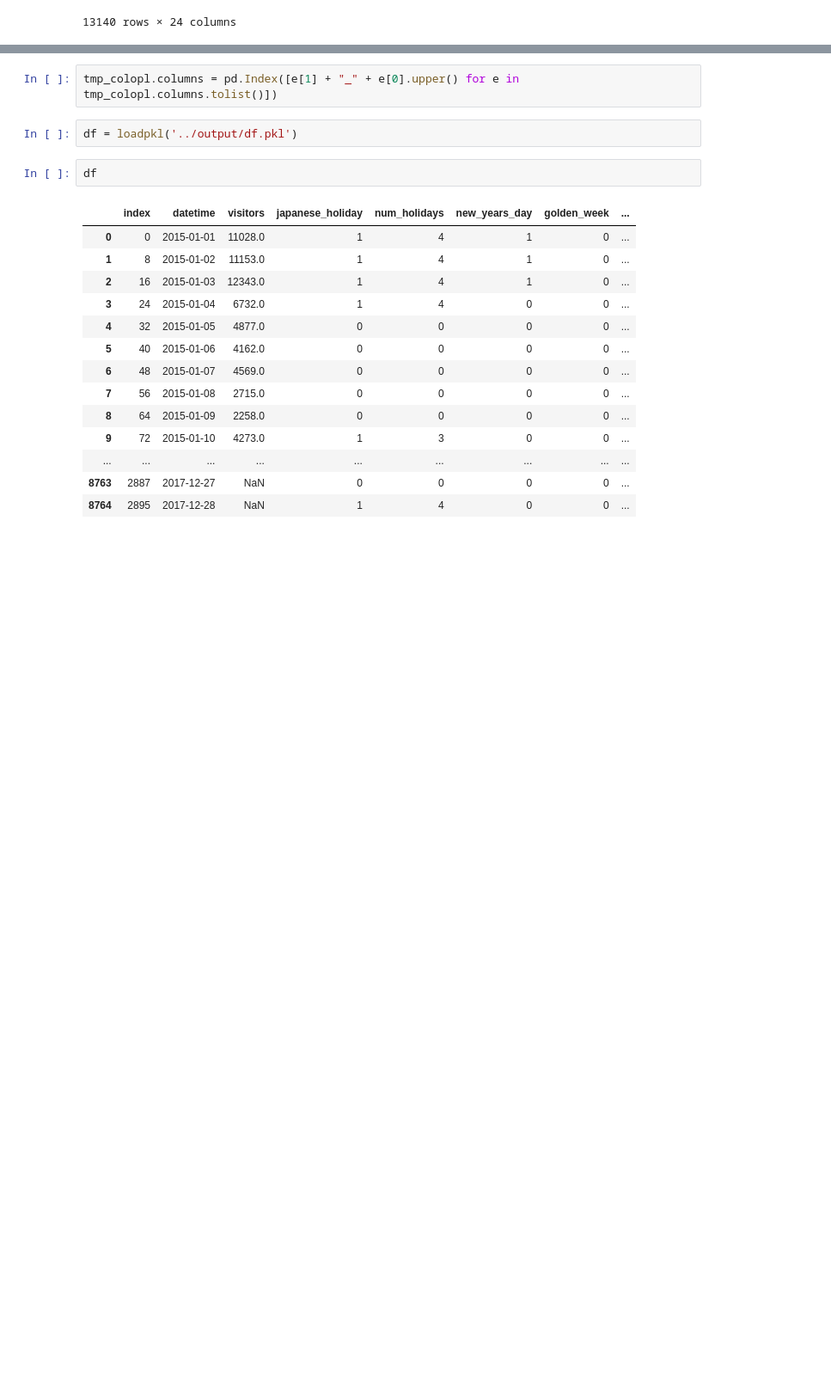
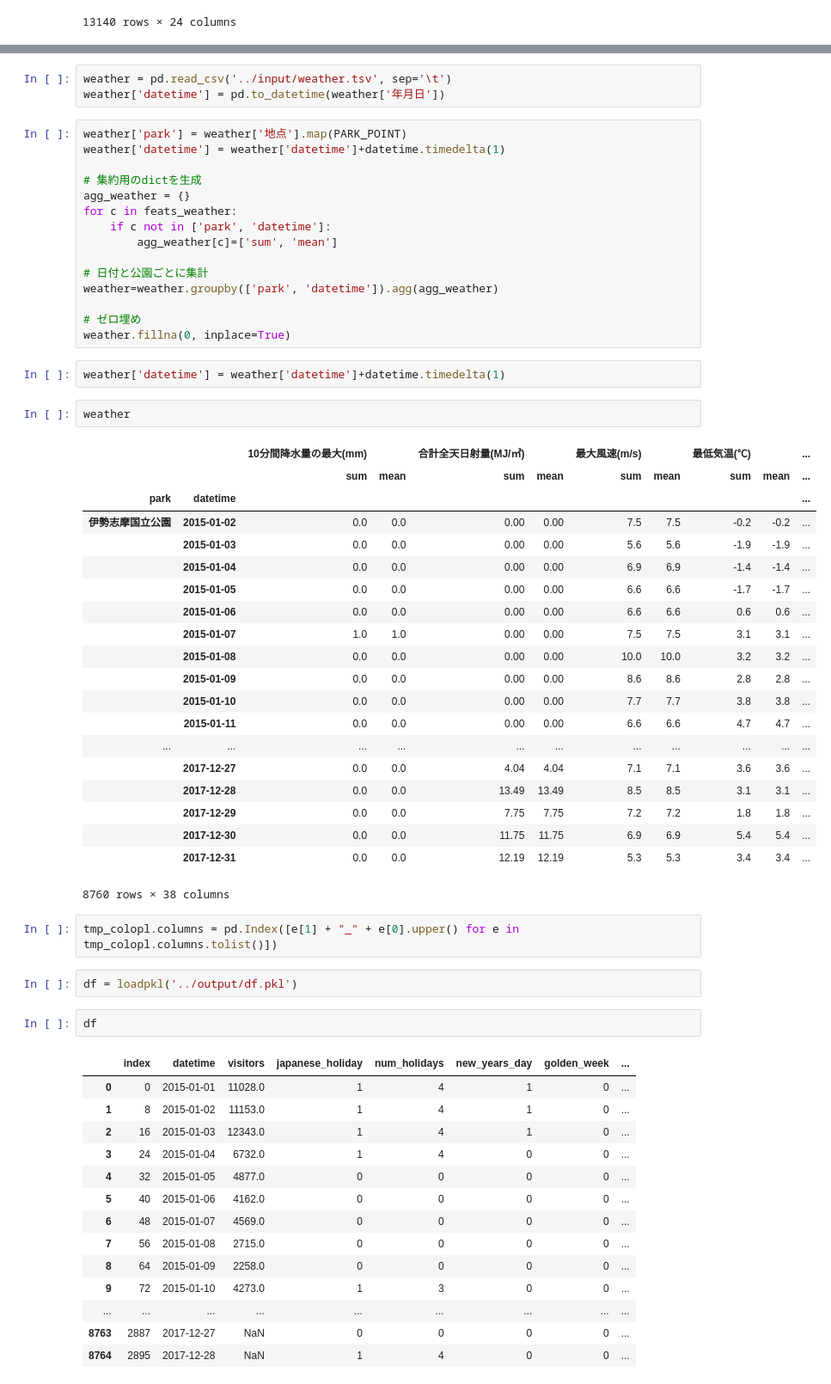
Before and after one commit to Hesene/National-Parks, a Jupyter notebook: src/EDA.ipynb, the cells around one changed output, grey strips where cells are left out. Shown at 86% size. Cells and saved outputs as stored; diff of their text form; blank space fills up the shorter version.

```diff
--- a/src/EDA.ipynb
+++ b/src/EDA.ipynb
@@ -218,3 +227,46 @@ tmp_colopl.fillna(0, inplace=True)
+# %%
+weather = pd.read_csv('../input/weather.tsv', sep='\t')
+weather['datetime'] = pd.to_datetime(weather['年月日'])
+# %%
+weather['park'] = weather['地点'].map(PARK_POINT)
+weather['datetime'] = weather['datetime']+datetime.timedelta(1)
+
+# 集約用のdictを生成
+agg_weather = {}
+for c in feats_weather:
+    if c not in ['park', 'datetime']:
+        agg_weather[c]=['sum', 'mean']
+
+# 日付と公園ごとに集計
+weather=weather.groupby(['park', 'datetime']).agg(agg_weather)
+
+# ゼロ埋め
+weather.fillna(0, inplace=True)
+# %%
+weather['datetime'] = weather['datetime']+datetime.timedelta(1)
+# %%
+weather
+# %% [output]
+|  |  | 10分間降水量の最大(mm) |  | 合計全天日射量(MJ/㎡) |  | 最大風速(m/s) |  | 最低気温(℃) |  | ... |
+|  |  | sum | mean | sum | mean | sum | mean | sum | mean | ... |
+| park | datetime |  |  |  |  |  |  |  |  | ... |
+| 伊勢志摩国立公園 | 2015-01-02 | 0.0 | 0.0 | 0.00 | 0.00 | 7.5 | 7.5 | -0.2 | -0.2 | ... |
+|  | 2015-01-03 | 0.0 | 0.0 | 0.00 | 0.00 | 5.6 | 5.6 | -1.9 | -1.9 | ... |
+|  | 2015-01-04 | 0.0 | 0.0 | 0.00 | 0.00 | 6.9 | 6.9 | -1.4 | -1.4 | ... |
+|  | 2015-01-05 | 0.0 | 0.0 | 0.00 | 0.00 | 6.6 | 6.6 | -1.7 | -1.7 | ... |
+|  | 2015-01-06 | 0.0 | 0.0 | 0.00 | 0.00 | 6.6 | 6.6 | 0.6 | 0.6 | ... |
+|  | 2015-01-07 | 1.0 | 1.0 | 0.00 | 0.00 | 7.5 | 7.5 | 3.1 | 3.1 | ... |
+|  | 2015-01-08 | 0.0 | 0.0 | 0.00 | 0.00 | 10.0 | 10.0 | 3.2 | 3.2 | ... |
+|  | 2015-01-09 | 0.0 | 0.0 | 0.00 | 0.00 | 8.6 | 8.6 | 2.8 | 2.8 | ... |
+|  | 2015-01-10 | 0.0 | 0.0 | 0.00 | 0.00 | 7.7 | 7.7 | 3.8 | 3.8 | ... |
+|  | 2015-01-11 | 0.0 | 0.0 | 0.00 | 0.00 | 6.6 | 6.6 | 4.7 | 4.7 | ... |
+| ... | ... | ... | ... | ... | ... | ... | ... | ... | ... | ... |
+|  | 2017-12-27 | 0.0 | 0.0 | 4.04 | 4.04 | 7.1 | 7.1 | 3.6 | 3.6 | ... |
+|  | 2017-12-28 | 0.0 | 0.0 | 13.49 | 13.49 | 8.5 | 8.5 | 3.1 | 3.1 | ... |
+|  | 2017-12-29 | 0.0 | 0.0 | 7.75 | 7.75 | 7.2 | 7.2 | 1.8 | 1.8 | ... |
+|  | 2017-12-30 | 0.0 | 0.0 | 11.75 | 11.75 | 6.9 | 6.9 | 5.4 | 5.4 | ... |
+|  | 2017-12-31 | 0.0 | 0.0 | 12.19 | 12.19 | 5.3 | 5.3 | 3.4 | 3.4 | ... |
+8760 rows × 38 columns
 # %%
 tmp_colopl.columns = pd.Index([e[1] + "_" + e[0].upper() for e in tmp_colopl.columns.tolist()])
 # %%
```
Also changed, not shown: parts of 7 cells of this notebook, 2 other files.
